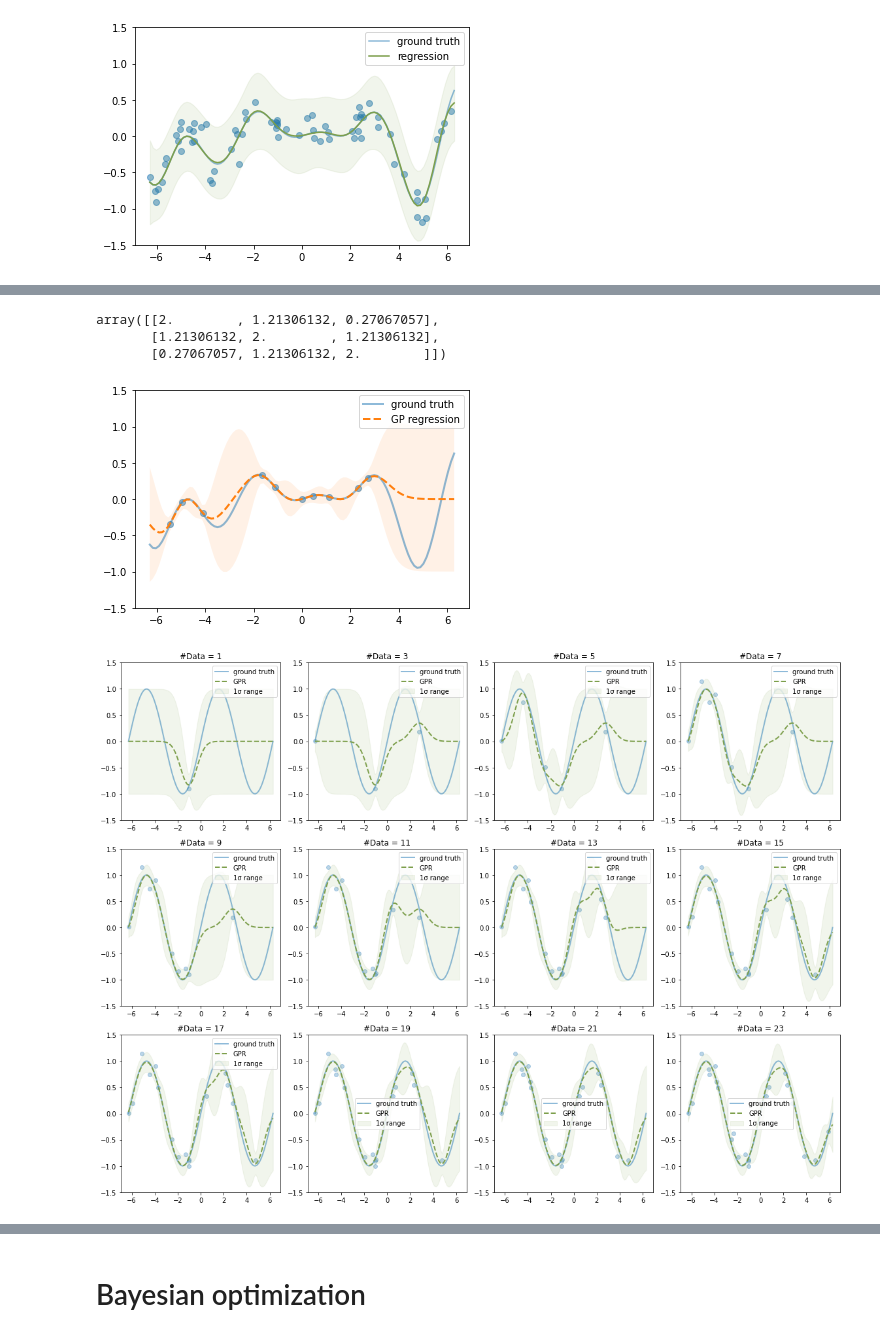
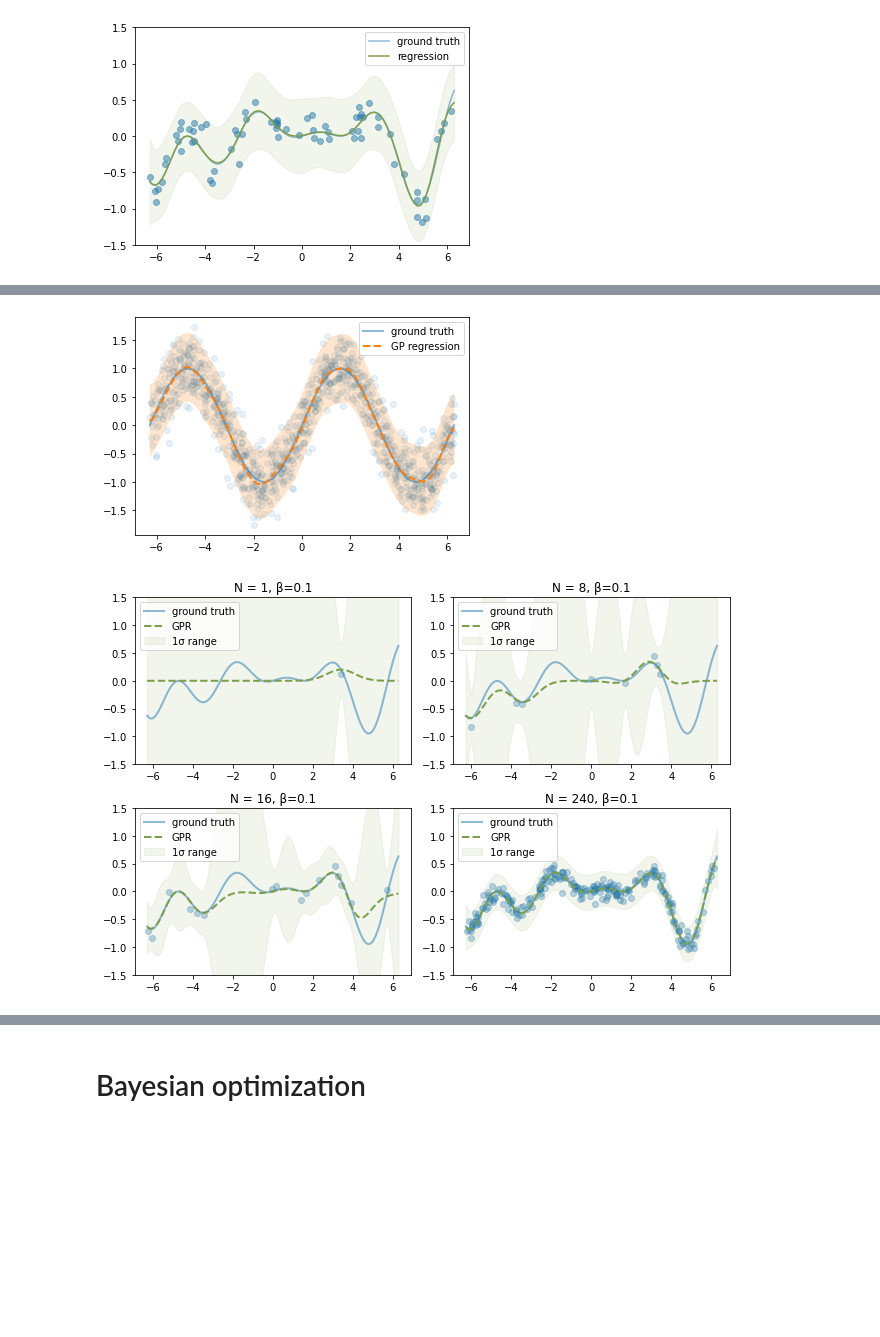
Before and after one commit to h16ki/ising, a Jupyter notebook: src/bayes.ipynb, the cells around one changed output, grey strips where cells are left out. Cells and saved outputs as stored; diff of their text form; code cells hidden in the pictures; blank space fills up the shorter version.

```diff
--- a/src/bayes.ipynb
+++ b/src/bayes.ipynb
@@ -484,7 +488,7 @@ if __name__ == '__main__':
     inference.likelihood.param = {"mean": 0, "cov": 0.2}
 
     inference.prior_distribution.model = 'gaussian'
-    inference.prior_distribution.param = {"mean": 0, "cov": 1}
+    inference.prior_distribution.param = {"mean": 0, "cov": 10}
 
     # inference.features = [lambda x: 1, lambda x: x, lambda x: x**2, lambda x: np.sin(x), lambda x: np.cos(x)]
     inference.features = [ (lambda n: lambda x: 5*np.exp(-(x-n)**2))(n) for n in range(-7,7) ]
@@ -514,14 +518,14 @@ N = 24
 train_x = 2.0 * np.pi * (2*np.random.rand(N)-1)
 noise = np.random.normal(0, 0.1, N)
 target = lambda x: 0.1 * x * (np.sin(x) + np.cos(2*x))
-fig = plt.figure(figsize=(16,12))
+fig = plt.figure(figsize=(9,6))
 fname = "bayesian_linear_regression.pdf"
 
-for n in range(1, N//2 + 1):
-    ax = fig.add_subplot(3, 4, n)
-    x = train_x[:2*n-1]
+for i, n in enumerate([1, 8, 16, 24]):
+    ax = fig.add_subplot(2, 2, i+1)
+    x = train_x[:n]
     y = target(x)
-    ax.scatter(x, y+noise[:2*n-1], alpha=0.3)
+    ax.scatter(x, y+noise[:n], alpha=0.3)
 
     train = Train(targets=y, inputs=x)
     inference = Inference("bayesian", train=train)
@@ -531,8 +535,8 @@ for n in range(1, N//2 + 1):
     inference.prior_distribution.model = 'gaussian'
     inference.prior_distribution.param = {"mean": 0, "cov": 1}
 
-    # inference.features = [lambda x: 1, lambda x: x, lambda x: x**2, lambda x: np.sin(x), lambda x: np.cos(x)]
-    inference.features = [ (lambda n: lambda x: 5*np.exp(-(x-n)**2))(n) for n in range(-7,7) ]
+    inference.features = [(lambda n: lambda x: x ** n)(n) for n in range(10)]
+    # inference.features = [ (lambda n: lambda x: 5*np.exp(-(x-n)**2))(n) for n in range(-7,7) ]
     # print(f"design matrix:\n {inference.design_matrix}")
 
     rg = LinearRegression(inference=inference)
@@ -548,7 +552,7 @@ for n in range(1, N//2 + 1):
     ax.fill_between(x, y + np.sqrt(var), y - np.sqrt(var), alpha=0.1, color="#7d9f4c", label="1σ range")
     ax.set_ylim(-1.5, 1.5)
     ax.legend()
-    ax.set_title(f"#Data = {2*n-1}")
+    ax.set_title(f"N = {n}, α=1, β=0.1")
 
 plt.tight_layout()
 plt.show()
@@ -661,12 +710,6 @@ def kernel(x, y, model="rbf", *args):
             K[i][j] = model(x[i], y[j], *args)
 
     return K
-# %%
-kernel([1, 2, 3], [1, 2, 3])
-# %% [output]
-array([[2.        , 1.21306132, 0.27067057],
-       [1.21306132, 2.        , 1.21306132],
-       [0.27067057, 1.21306132, 2.        ]])
 # %%
 from dataclasses import dataclass, field
 from collections.abc import Sequence
@@ -683,7 +726,7 @@ class LinearRegression():
     def __init__(self, model: str, train: Train, **kwargs):
         self.model = model
         self.train = train
-        self.noiseMean, self.noiseVar = kwargs.pop("noise", (0.0, 0.0)) # noise=(1, 1)
+        self.noiseMean, self.noiseVar = kwargs.pop("noise", (0.0, 0.0))
 
     def regression(self, x):
         if self.model == "gaussian":
@@ -691,9 +734,9 @@ class LinearRegression():
             fz = self.train.targets
             kxz = kernel(x, z)
             kzz = kernel(z, z)
-            Lambda = np.linalg.inv(kzz + self.noiseVar ** 2 * np.eye(len(z))) # precision matrix, O(N^3)
-            mean = kxz @ Lambda @ fz
-            cov = kernel(x, x) - kxz @ Lambda @ kxz.T
+            lzz = np.linalg.inv(kzz + self.noiseVar**2 * np.eye(len(z))) # precision matrix, O(N^3)
+            mean = kxz @ lzz @ fz
+            cov = kernel(x, x) + self.noiseVar**2 * np.eye(len(x)) - kxz @ lzz @ kxz.T
             return mean, cov
 
 
@@ -702,13 +745,15 @@ if __name__ == '__main__':
     import matplotlib.pyplot as plt
 
     np.random.seed(seed=72)
-    x = 2.0 * np.pi * np.sort(2*np.random.rand(10)-1)
-    fn = lambda x: 0.1 * x * (np.sin(x) + np.cos(2*x))
-    y = fn(x)
+    N = 1000
+    x = 2.0 * np.pi * np.sort(2*np.random.rand(N)-1)
+    # fn = lambda x: 0.1 * x * (np.sin(x) + np.cos(2*x))
+    fn = lambda x: np.sin(x)
+    y = fn(x) + np.random.normal(0, 0.3, N)
     # plt.scatter(x, y+np.random.normal(0, 0.2, len(x)), alpha=0.5)
-    plt.scatter(x, y, alpha=0.5)
+    plt.scatter(x, y, alpha=0.1)
 
-    rg = LinearRegression(model="gaussian", train=Train(inputs=x, targets=y), noise=(0.0, 0.1))
+    rg = LinearRegression(model="gaussian", train=Train(inputs=x, targets=y), noise=(0.0, 0.3))
     x = 2.0 * np.pi * np.linspace(-1, 1, 100)
     # y = rg.regression(x)
     y, cov = rg.regression(x)
@@ -720,50 +765,50 @@ if __name__ == '__main__':
     # plt.plot(x, y + np.sqrt(var), alpha=0.5)
     # plt.plot(x, y - np.sqrt(var), alpha=0.5)
 
-    plt.fill_between(x, y + np.sqrt(var), y - np.sqrt(var), alpha=0.1)
+    plt.fill_between(x, y + 2*np.sqrt(var), y - 2*np.sqrt(var), alpha=0.2)
     # plt.fill_between(x, y + 2*np.sqrt(var), y - 2*np.sqrt(var), alpha=0.1)
-    plt.ylim(-1.5, 1.5)
+    # plt.ylim(-1.5, 1.5)
     plt.legend()
     plt.show()
     # print(np.diag(var))
 # %% [output]
-[figure, old version]
+[figure, new version]
 # %%
 from matplotlib.backends.backend_pdf import PdfPages
 
-np.random.seed(seed=1)
-N = 24
+np.random.seed(seed=10)
+N = 240
 train_x = 2.0 * np.pi * (2*np.random.rand(N)-1)
-noise = np.random.normal(0, 0.2, N)
-target = lambda x: (np.sin(x) + 0*np.cos(2*x))
-fig = plt.figure(figsize=(16,12))
+noise = np.random.normal(0, 0.1, N)
+target = lambda x: 0.1 * x * (np.sin(x) + np.cos(2*x))
+fig = plt.figure(figsize=(9,6))
 fname = "gaussian_process_regression.pdf"
 
-for n in range(1, N//2 + 1):
-    ax = fig.add_subplot(3, 4, n)
-    x = train_x[:2*n-1]
+for i, n in enumerate([1, 8, 16, 240]):
+    ax = fig.add_subplot(2, 2, i+1)
+    x = train_x[:n]
     y = target(x)
-    ax.scatter(x, y+noise[:2*n-1], alpha=0.3)
+    ax.scatter(x, y+noise[:n], alpha=0.3)
 
-    rg = LinearRegression(model="gaussian", train=Train(inputs=x, targets=y), noise=(0, 0.2))
+    rg = LinearRegression(model="gaussian", train=Train(inputs=x, targets=y), noise=(0, 0.1))
     x = 2.0 * np.pi * np.linspace(-1, 1, 100)
     # y = rg.regression(x)
     y, cov = rg.regression(x)
     var = np.diag(cov)
 
     ax.plot(x, target(x), alpha=0.5, label="ground truth", linewidth=2)
 
     ax.plot(x, y, label="GPR", c="#7d9f4c", linestyle="--", linewidth=2)
     # plt.plot(x, y + np.sqrt(var), alpha=0.5)
     # plt.plot(x, y - np.sqrt(var), alpha=0.5)
-    ax.fill_between(x, y + np.sqrt(var), y - np.sqrt(var), alpha=0.1, color="#7d9f4c", label="1σ range")
+    ax.fill_between(x, y + 3*np.sqrt(var), y - 3*np.sqrt(var), alpha=0.1, color="#7d9f4c", label="1σ range")
     ax.set_ylim(-1.5, 1.5)
     ax.legend()
-    ax.set_title(f"#Data = {2*n-1}")
+    ax.set_title(f"N = {n}, β=0.1")
 
 plt.tight_layout()
 plt.show()
-# with PdfPages("images/"+fname) as pdf:
-#     pdf.savefig(fig)
+with PdfPages("images/"+fname) as pdf:
+    pdf.savefig(fig)
 # %% [output]
-[figure, old version]
+[figure, new version]
```
Also changed, not shown: parts of 6 cells of this notebook, 3 other files.
